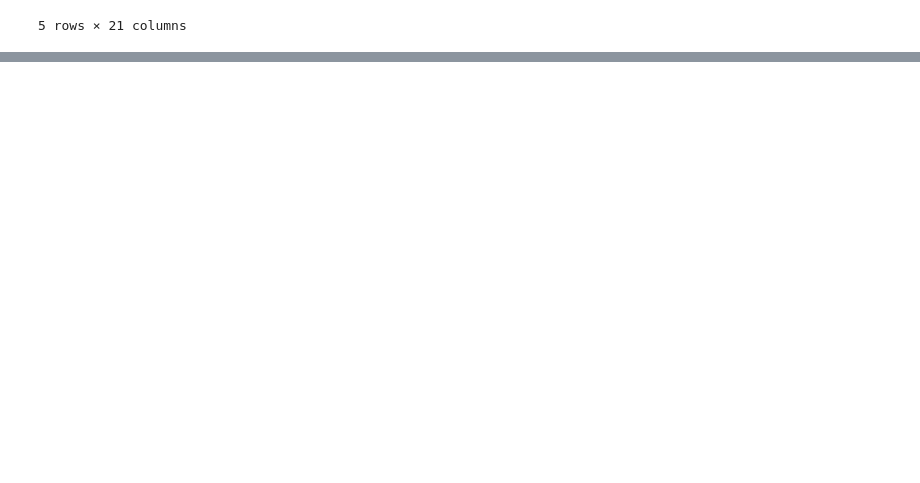
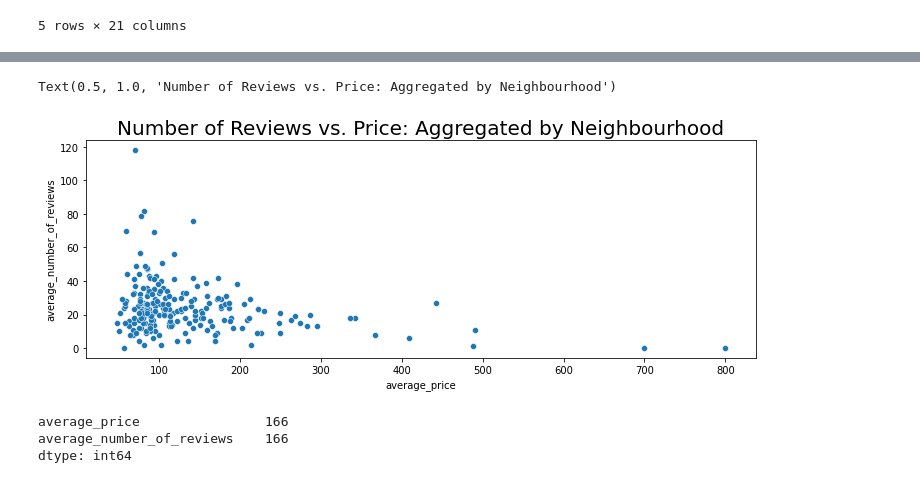
Before and after one commit to KunalSharma2001/Data-Analysis-Projects, a Jupyter notebook: NYC_Airbnb_DataAnalysis.ipynb, the cells around one changed output, grey strips where cells are left out. Cells and saved outputs as stored; diff of their text form; code cells hidden in the pictures; blank space fills up the shorter version.

```diff
--- a/NYC_Airbnb_DataAnalysis.ipynb
+++ b/NYC_Airbnb_DataAnalysis.ipynb
@@ -813,0 +816,14 @@ ngbh_grp['tot_num_Review'] = nyc_logs.
+# %%
+# Identifying the average listing price for each neighbourhood (rounded to 2 decimal places)
+nbhd = nyc_logs.groupby('neighbourhood')['price'].mean().round(2)
+
+#Converting the series nbhd to a dataframe
+nbhd = nbhd.to_frame()
+
+#Renaming columns
+nbhd.rename(columns={'price': 'average_price'}, inplace=True)
+
+# Identifying the average number of reviews for each neighbourhood (rounded to 2 decimal places)
+nbhd['average_number_of_reviews'] = nyc_logs.groupby('neighbourhood')['number_of_reviews'].mean().round()
+
+nbhd.head()
@@ -813,0 +838,13 @@ ngbh_grp['tot_num_Review'] = nyc_logs.
+# %%
+plt.subplots(figsize = fig_dim)
+sns.scatterplot(y = 'average_number_of_reviews', x = 'average_price', data=nbhd)
+plt.title("Number of Reviews vs. Price: Aggregated by Neighbourhood",fontsize=20)
+# %% [output]
+Text(0.5, 1.0, 'Number of Reviews vs. Price: Aggregated by Neighbourhood')
+[figure, added]
+# %%
+nbhd[nbhd['average_price'] < avg_allListing].count()
+# %% [output]
+average_price                166
+average_number_of_reviews    166
+dtype: int64
```
Also changed, not shown: parts of 18 cells of this notebook.
